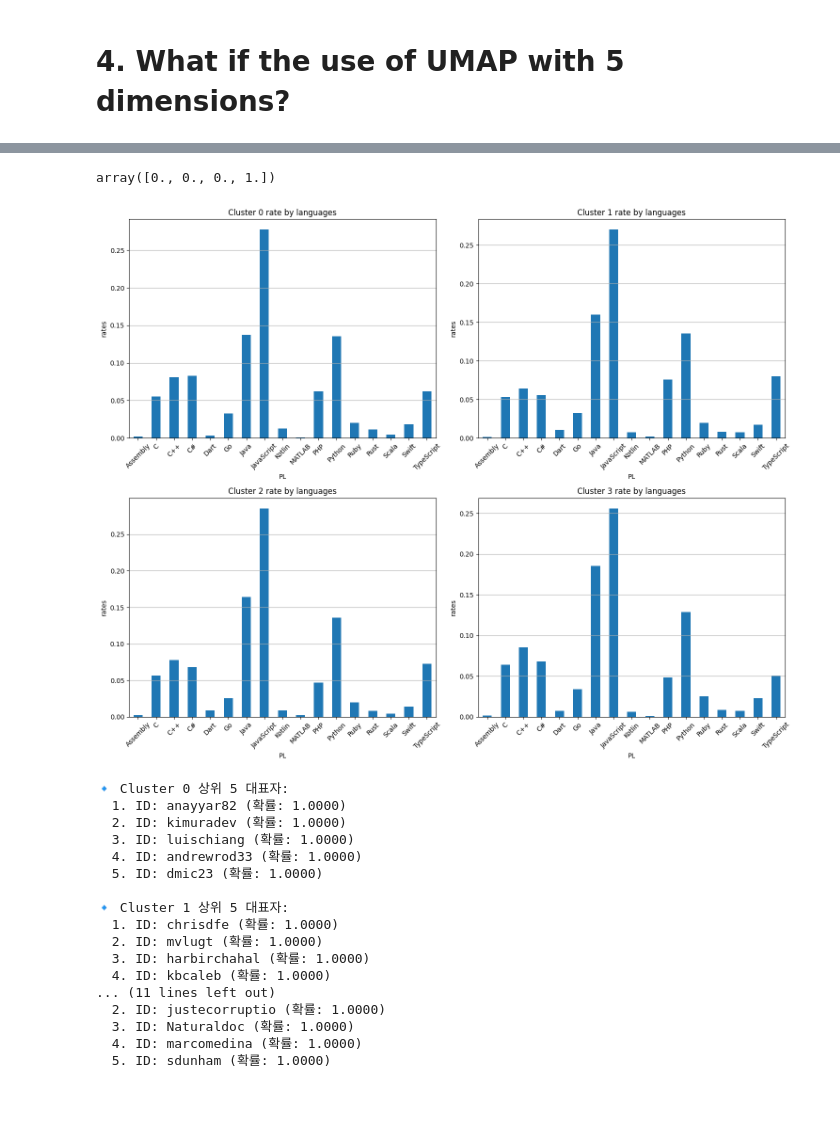
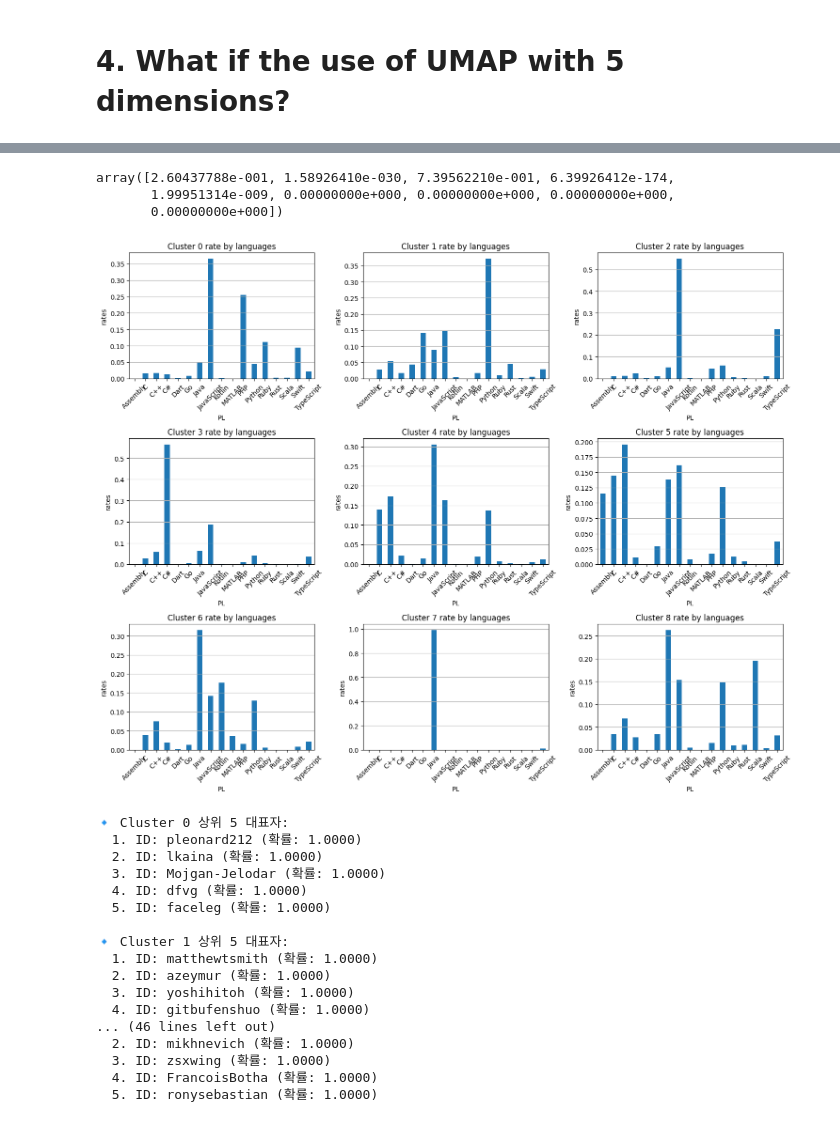
Before and after one commit to sherlock216/20251R0136COSE47101, a Jupyter notebook: GMM_clustering.ipynb, the cells around one changed output, grey strips where cells are left out. Cells and saved outputs as stored; diff of their text form; code cells hidden in the pictures.

Commit message:
UMAP 후, 최적의 클러스터 개수 추정토록 수정

```diff
--- a/GMM_clustering.ipynb
+++ b/GMM_clustering.ipynb
@@ -47,6 +47,9 @@ df = df[df.iloc[:, 2] >= 6].reset_index(drop=True)
 # 프로그래밍 언어 데이터 추출
 language_columns = df.columns[2:]
 X = df[language_columns].values
+# %%
+from sklearn.preprocessing import StandardScaler
+X = StandardScaler().fit_transform(X)
 # %% [markdown]
 # 2. What if we do PCA for displaying with graphs?
 # %%
@@ -325,7 +328,16 @@ reducer = umap.UMAP(n_components=5, random_state=42)
 X_umap = reducer.fit_transform(X)
 # %%
 # 2. GMM 학습
-gmm = GaussianMixture(n_components=4, random_state=42)
+bic_scores = []
+for k in range(2, 10):
+    gmm = GaussianMixture(n_components=k, random_state=42)
+    gmm.fit(X_umap)
+    bic_scores.append(gmm.bic(X_umap))
+# 최소 BIC 값의 클러스터 수 사용
+optimal_k = np.argmin(bic_scores) + 2
+
+# 최적 k에 대해 GMM 재학습하고 labels 예측
+gmm = GaussianMixture(n_components=optimal_k, random_state=42)
 labels = gmm.fit_predict(X_umap)
 
 # 4. Silhouette Score
@@ -358,4 +370,5 @@ def dunn_index(X, labels):
 # Dunn Index 계산
 dunn = dunn_index(X_umap, labels)
 print("Dunn Index with UMAP:", dunn)
+print(optimal_k)
 # %% [output]
@@ -365,7 +389,9 @@ Dunn Index with UMAP: 0.68660086
 probs = gmm.predict_proba(X_umap)
 probs[0]
 # %% [output]
-array([0., 0., 0., 1.])
+array([2.60437788e-001, 1.58926410e-030, 7.39562210e-001, 6.39926412e-174,
+       1.99951314e-009, 0.00000000e+000, 0.00000000e+000, 0.00000000e+000,
+       0.00000000e+000])
 # %%
 df = df.drop('cluster', axis=1)
 # %%
@@ -376,26 +402,26 @@ df.to_csv('/content/drive/MyDrive/Colab Notebooks/COSE471/test/final_profiles_wi
 # %%
 language_columns = df.columns[3:-1]  # '유저', 'ID', ..., 'cluster' 제외
 
 # 클러스터별 평균 언어 비율 계산
 cluster_profiles = df.groupby('cluster')[language_columns].mean()
 
 # 시각화: 하나의 그림에 2x2 서브플롯으로 표시
-fig, axes = plt.subplots(2, 2, figsize=(15, 12)) # 그림 크기 조절
+fig, axes = plt.subplots(3, 3, figsize=(15, 12)) # 그림 크기 조절
 axes = axes.flatten() # 2x2 배열을 1차원 배열로 만듬 (인덱싱을 쉽게 하기 위함)
 
 for i, cluster_id in enumerate(cluster_profiles.index):
     ax = axes[i]
     cluster_profiles.loc[cluster_id].plot(kind='bar', ax=ax)
     ax.set_title(f"Cluster {cluster_id} rate by languages")
     ax.set_ylabel("rates")
     ax.set_xlabel("PL")
     ax.tick_params(axis='x', rotation=45) # x축 레이블 회전
     ax.grid(axis='y')
 
 plt.tight_layout() # 서브플롯 간의 간격 자동 조절
 plt.show()
 # %% [output]
-[figure, old version]
+[figure, new version]
 # %%
 # 클러스터별로 가장 높은 확률을 가진 인덱스 찾기
 probs = gmm.predict_proba(X_umap)  # 또는 GMM에 사용한 입력 (X_scaled 등)
@@ -417,19 +443,19 @@ for cluster_id in range(gmm.n_components):
         print(f"  {rank}. ID: {username} (확률: {prob:.4f})")
 # %% [output]
 🔹 Cluster 0 상위 5 대표자:
-  1. ID: anayyar82 (확률: 1.0000)
-  2. ID: kimuradev (확률: 1.0000)
-  3. ID: luischiang (확률: 1.0000)
-  4. ID: andrewrod33 (확률: 1.0000)
-  5. ID: dmic23 (확률: 1.0000)
+  1. ID: pleonard212 (확률: 1.0000)
+  2. ID: lkaina (확률: 1.0000)
+  3. ID: Mojgan-Jelodar (확률: 1.0000)
+  4. ID: dfvg (확률: 1.0000)
+  5. ID: faceleg (확률: 1.0000)
 
 🔹 Cluster 1 상위 5 대표자:
-  1. ID: chrisdfe (확률: 1.0000)
-  2. ID: mvlugt (확률: 1.0000)
-  3. ID: harbirchahal (확률: 1.0000)
-  4. ID: kbcaleb (확률: 1.0000)
-... (11 lines left out)
-  2. ID: justecorruptio (확률: 1.0000)
-  3. ID: Naturaldoc (확률: 1.0000)
-  4. ID: marcomedina (확률: 1.0000)
-  5. ID: sdunham (확률: 1.0000)
+  1. ID: matthewtsmith (확률: 1.0000)
+  2. ID: azeymur (확률: 1.0000)
+  3. ID: yoshihitoh (확률: 1.0000)
+  4. ID: gitbufenshuo (확률: 1.0000)
+... (46 lines left out)
+  2. ID: mikhnevich (확률: 1.0000)
+  3. ID: zsxwing (확률: 1.0000)
+  4. ID: FrancoisBotha (확률: 1.0000)
+  5. ID: ronysebastian (확률: 1.0000)
```
Also changed, not shown: parts of 2 cells of this notebook.
